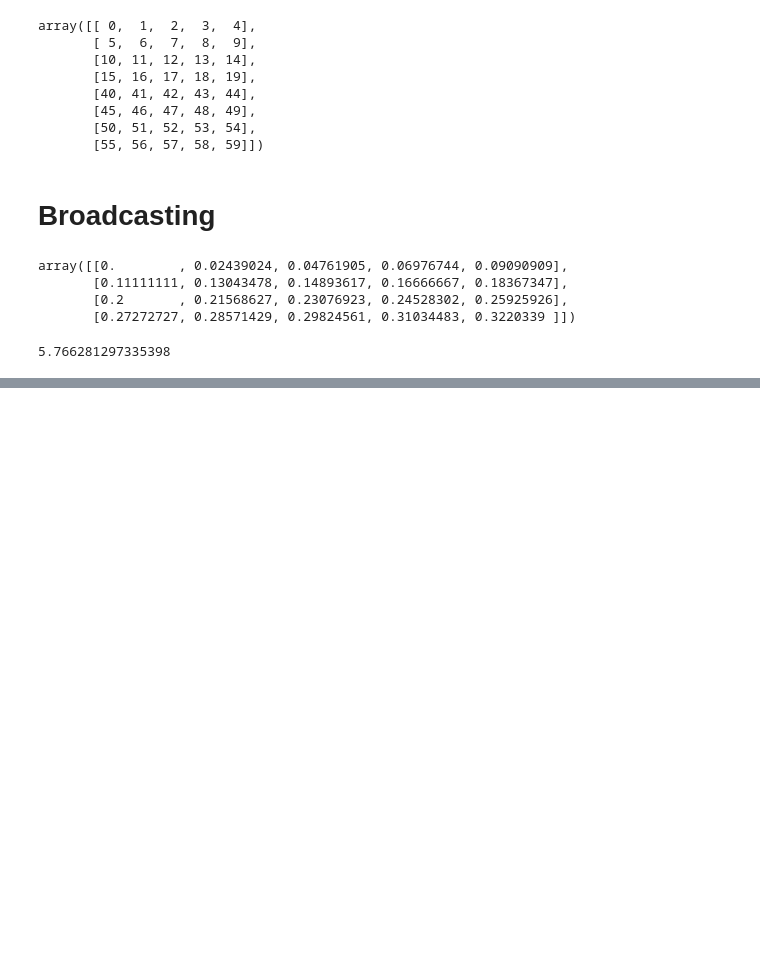
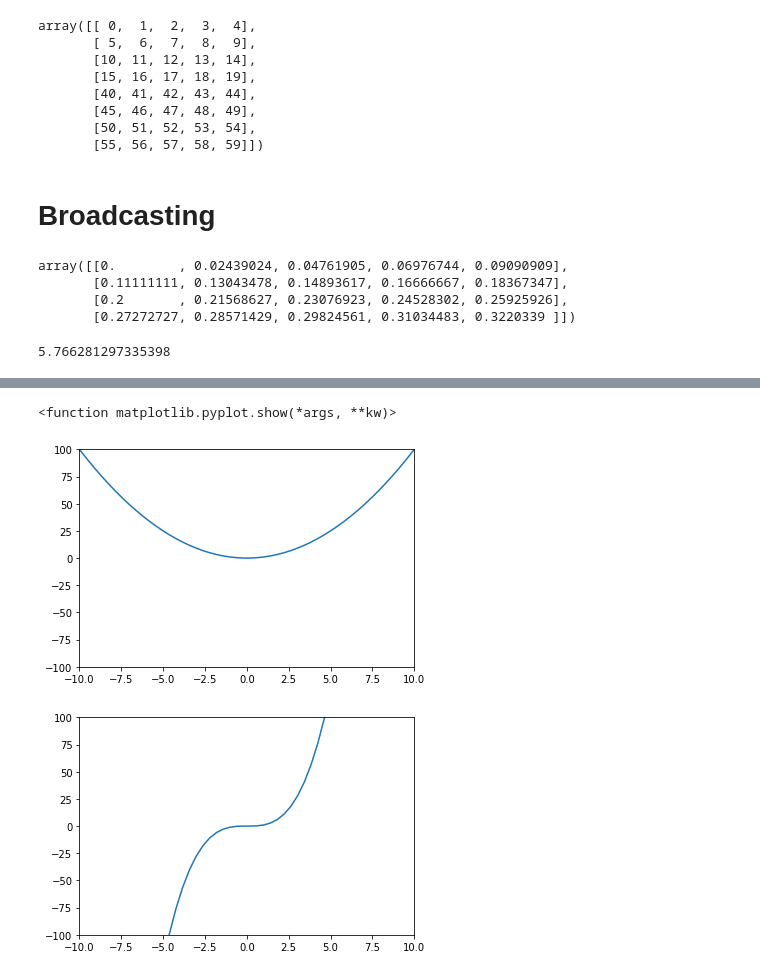
Before and after one commit to OberoiSahaj/Coding-Blocks-ML-Course, a Jupyter notebook: Lecture4.ipynb, the cells around one changed output, grey strips where cells are left out. Cells and saved outputs as stored; diff of their text form; code cells hidden in the pictures; blank space fills up the shorter version.

```diff
--- a/Lecture4.ipynb
+++ b/Lecture4.ipynb
@@ -39,0 +53,18 @@ np.std(one) ## Standard deviation
+# %%
+plt.figure()
+plt.plot(x,y)
+plt.xlim(-10,10)
+plt.ylim(-100,100)
+plt.show
+
+# plt.figure and plt.show is used such that the code written between is visualised in one figure.
+# ^ this is used so that we can see multiple graphs at a time
+plt.figure()
+plt.plot(x,cube)
+plt.xlim(-10,10)
+plt.ylim(-100,100)
+plt.show
+# %% [output]
+<function matplotlib.pyplot.show(*args, **kw)>
+[figure, added]
+[figure, added]
```
Also changed, not shown: parts of 29 cells of this notebook.
